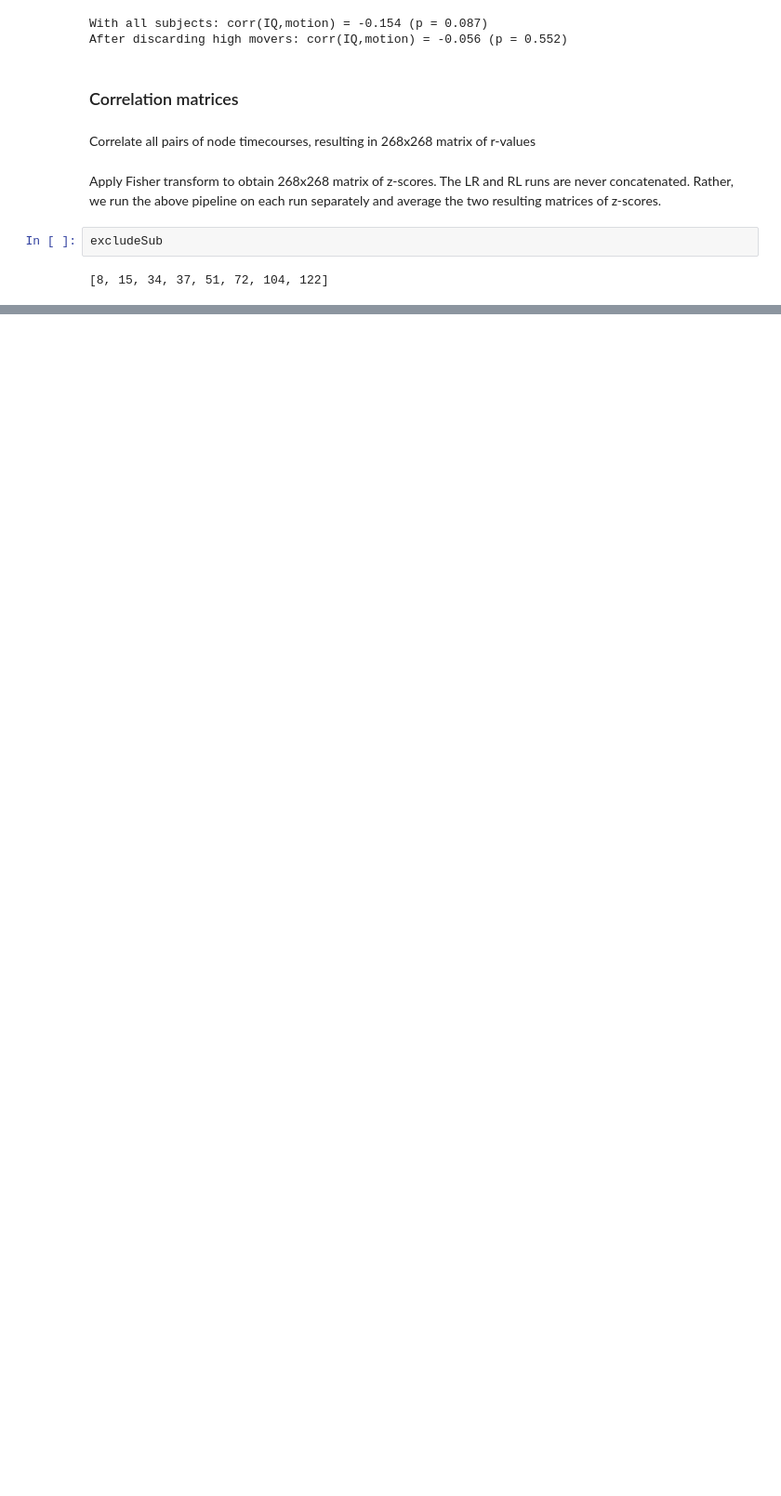
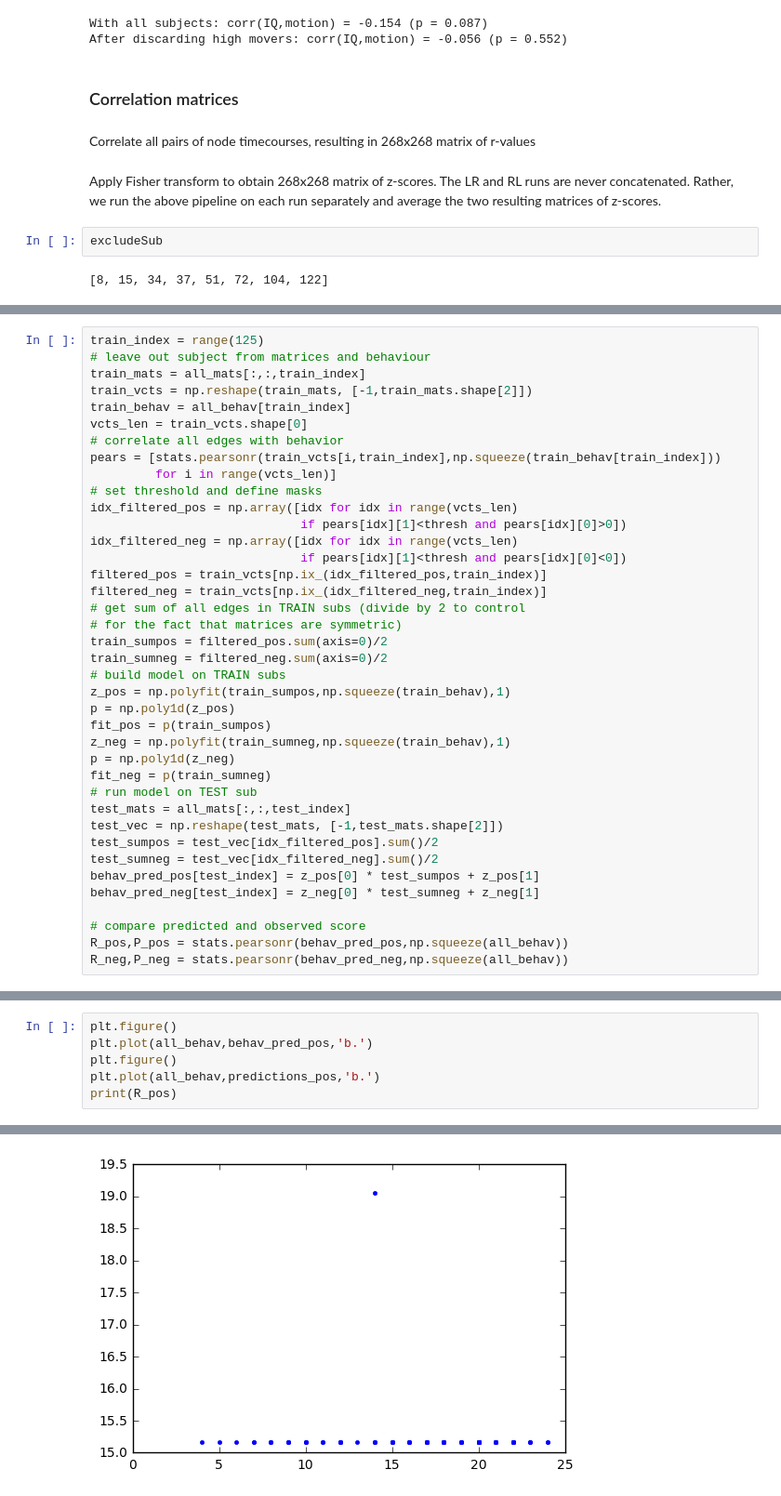
Before and after one commit to paola-g/fc_reproducibility, a Jupyter notebook: pipeline.ipynb, the cells around one changed output, grey strips where cells are left out. Shown at 93% size. Cells and saved outputs as stored; diff of their text form; blank space fills up the shorter version.

Commit message:
added code for behavioural prediction

```diff
--- a/pipeline.ipynb
+++ b/pipeline.ipynb
@@ -724,0 +753,39 @@ sio.savemat(op.join(ResultsDir,'{}_HCP_{}_GM.mat'.format(thisRun,release)),resul
+# %%
+train_index = range(125)
+# leave out subject from matrices and behaviour
+train_mats = all_mats[:,:,train_index]
+train_vcts = np.reshape(train_mats, [-1,train_mats.shape[2]])
+train_behav = all_behav[train_index]
+vcts_len = train_vcts.shape[0]
+# correlate all edges with behavior
+pears = [stats.pearsonr(train_vcts[i,train_index],np.squeeze(train_behav[train_index]))
+         for i in range(vcts_len)]
+# set threshold and define masks
+idx_filtered_pos = np.array([idx for idx in range(vcts_len)
+                             if pears[idx][1]<thresh and pears[idx][0]>0])
+idx_filtered_neg = np.array([idx for idx in range(vcts_len)
+                             if pears[idx][1]<thresh and pears[idx][0]<0])
+filtered_pos = train_vcts[np.ix_(idx_filtered_pos,train_index)]
+filtered_neg = train_vcts[np.ix_(idx_filtered_neg,train_index)]
+# get sum of all edges in TRAIN subs (divide by 2 to control
+# for the fact that matrices are symmetric)
+train_sumpos = filtered_pos.sum(axis=0)/2
+train_sumneg = filtered_neg.sum(axis=0)/2
+# build model on TRAIN subs
+z_pos = np.polyfit(train_sumpos,np.squeeze(train_behav),1)
+p = np.poly1d(z_pos)
+fit_pos = p(train_sumpos)
+z_neg = np.polyfit(train_sumneg,np.squeeze(train_behav),1)
+p = np.poly1d(z_neg)
+fit_neg = p(train_sumneg)
+# run model on TEST sub
+test_mats = all_mats[:,:,test_index]
+test_vec = np.reshape(test_mats, [-1,test_mats.shape[2]])
+test_sumpos = test_vec[idx_filtered_pos].sum()/2
+test_sumneg = test_vec[idx_filtered_neg].sum()/2
+behav_pred_pos[test_index] = z_pos[0] * test_sumpos + z_pos[1]
+behav_pred_neg[test_index] = z_neg[0] * test_sumneg + z_neg[1]
+
+# compare predicted and observed score
+R_pos,P_pos = stats.pearsonr(behav_pred_pos,np.squeeze(all_behav))
+R_neg,P_neg = stats.pearsonr(behav_pred_neg,np.squeeze(all_behav))
@@ -724,0 +844,7 @@ sio.savemat(op.join(ResultsDir,'{}_HCP_{}_GM.mat'.format(thisRun,release)),resul
+# %%
+plt.figure()
+plt.plot(all_behav,behav_pred_pos,'b.')
+plt.figure()
+plt.plot(all_behav,predictions_pos,'b.')
+print(R_pos)
+# %% [output]
@@ -724,0 +852 @@ sio.savemat(op.join(ResultsDir,'{}_HCP_{}_GM.mat'.format(thisRun,release)),resul
+[figure, added]
```
Also changed, not shown: parts of 16 cells of this notebook.
